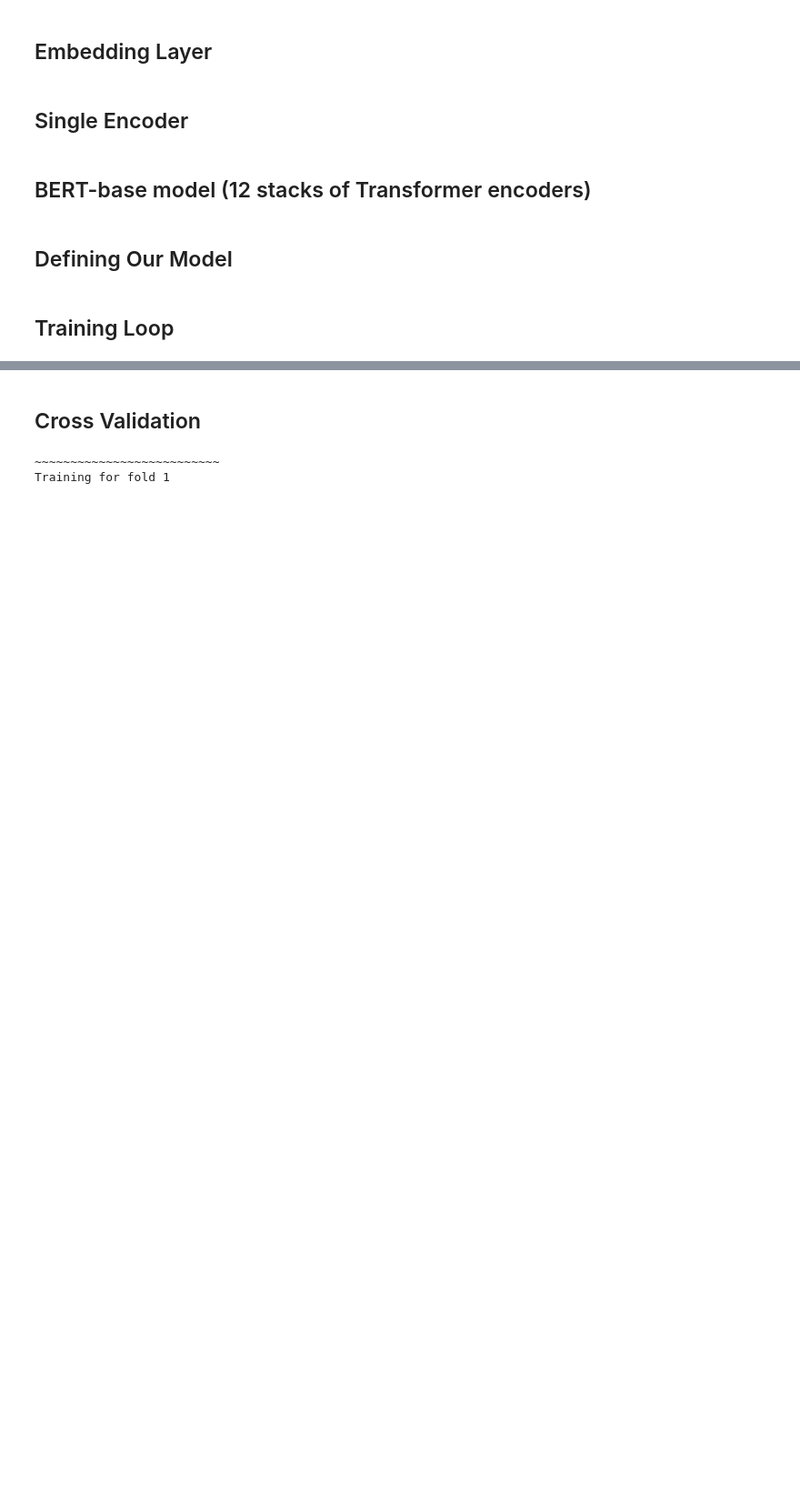
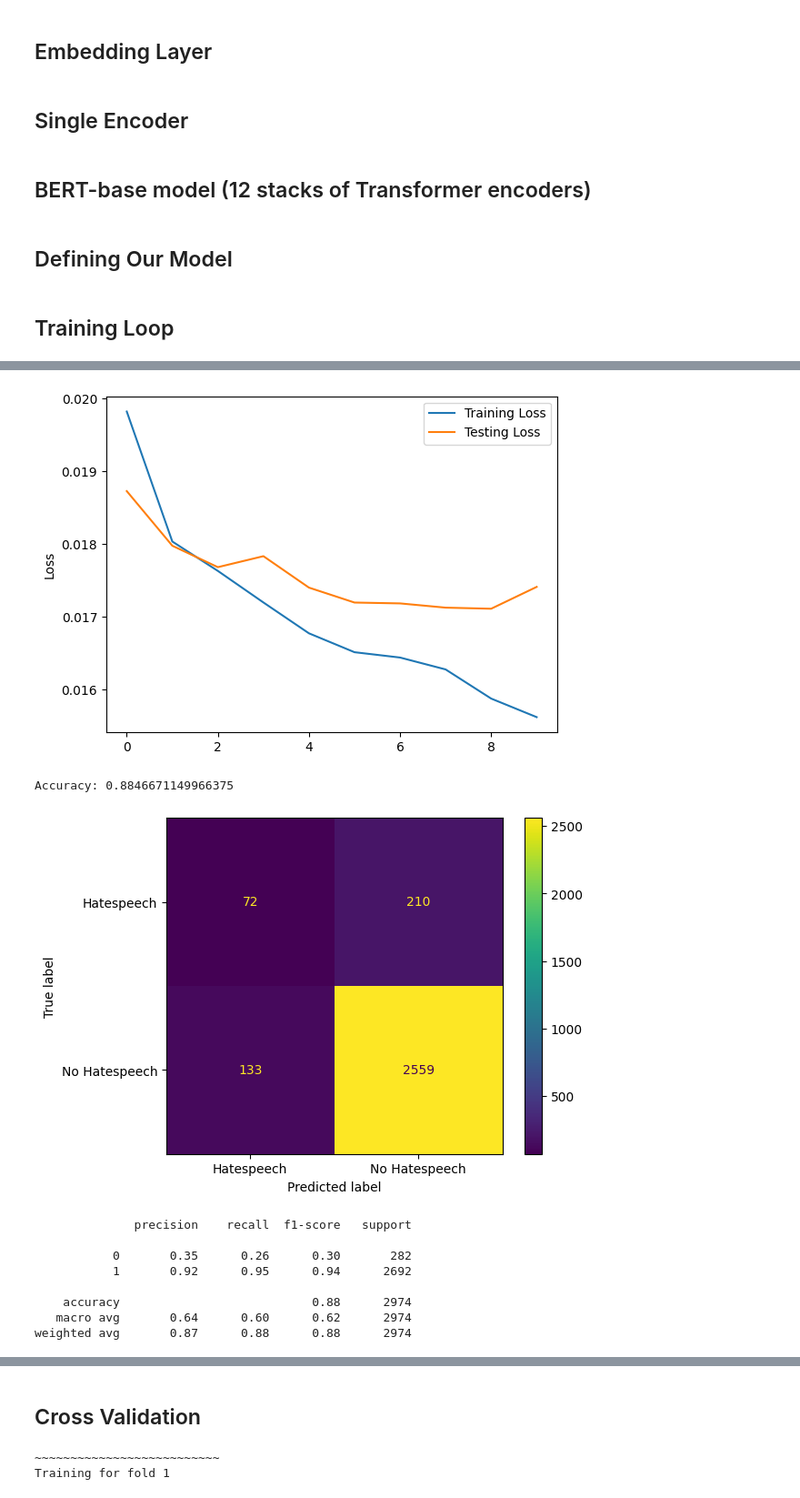
Before and after one commit to hwalters361/CS158_Project, a Jupyter notebook: transformer.ipynb, the cells around one changed output, grey strips where cells are left out. Shown at 91% size. Saved outputs shown, nothing was run; the diff lists cells and outputs as text; code cells hidden in the pictures; blank space fills up the shorter version.

```diff
--- a/transformer.ipynb
+++ b/transformer.ipynb
@@ -623,31 +735,42 @@ Accuracy: 0.8971082716879624
 # %%
-full_tweets_df['tweet'] = full_tweets_df['tweet'].apply(lambda x: remove_html_numerical(x))
+model = TransformerEncoderModel(len(vocab), d_model=300, nhead=4, d_ff=50,
+                                    N=6, dropout=0.1).to(device)
 
-def evaluate(test_data, your_model):
-    correct = 0
-    incorrect = 0
-    predictions = []
-    for i in range(len(test_data)):
-        gt = test_data['class'].iloc[i] #balanced_df['class'].values.tolist()[idx]
-        prediction = predict(your_model, test_data['tweet'].iloc[i])
-        predictions.append(prediction)
+epochs = 10
+lr = 2e-5
+batch_size = 16
 
-        # print(f'Text: {text}')
-        # print(f'Ground Truth: {gt}')
-        # print(f'Prediction: {prediction}')
+fold_train_losses, fold_train_accs, fold_test_losses, fold_test_accs  = train(model, df_train, df_test, epochs, lr, batch_size)
 
-        if prediction == gt:
-            correct += 1
-        else:
-            incorrect += 1
+print(fold_train_losses, fold_test_losses)
+plt.plot(fold_train_losses)
+plt.plot(fold_test_losses)
+plt.legend(['Training Loss', 'Testing Loss'])
+plt.ylabel('Loss')
+plt.show()
 
+from sklearn.metrics import confusion_matrix, ConfusionMatrixDisplay
+correct = 0
+incorrect = 0
+predictions = []
+for i in range(len(df_test)):
 
-    # print("Accuracy:",correct/ (incorrect + correct))
-    # cm = confusion_matrix(test_data['class'], predictions)
-    # disp = ConfusionMatrixDisplay(confusion_matrix=cm,
-    #                             display_labels=["Hatespeech","No Hatespeech"])
-    # disp.plot()
-    # plt.show()
-    return correct/(incorrect+correct)
+    text =  df_test['tweet'].iloc[i] #balanced_df['tweet'].values.tolist()[idx]
+    gt = df_test['class'].iloc[i] #balanced_df['class'].values.tolist()[idx]
+    prediction = predict(model, df_test['tweet'].iloc[i])
+    predictions.append(prediction)
 
-# evaluate(full_tweets_df, model)
+    if prediction == gt:
+        correct += 1
+    else:
+        incorrect += 1
+
+print("Accuracy:",correct/ (incorrect + correct))
+cm = confusion_matrix(df_test['class'], predictions)
+disp = ConfusionMatrixDisplay(confusion_matrix=cm,
+                               display_labels=["Hatespeech","No Hatespeech"])
+disp.plot()
+plt.show()
+from sklearn.metrics import classification_report
+print(classification_report(df_test['class'], predictions))
+# %% [output]
@@ -653,0 +788,11 @@ def evaluate(test_data, your_model):
+[figure, added]
+Accuracy: 0.8846671149966375
+[figure, added]
+              precision    recall  f1-score   support
+
+           0       0.35      0.26      0.30       282
+           1       0.92      0.95      0.94      2692
+
+    accuracy                           0.88      2974
+   macro avg       0.64      0.60      0.62      2974
+weighted avg       0.87      0.88      0.88      2974
```
Also changed, not shown: parts of 22 cells of this notebook, 1 other file.
